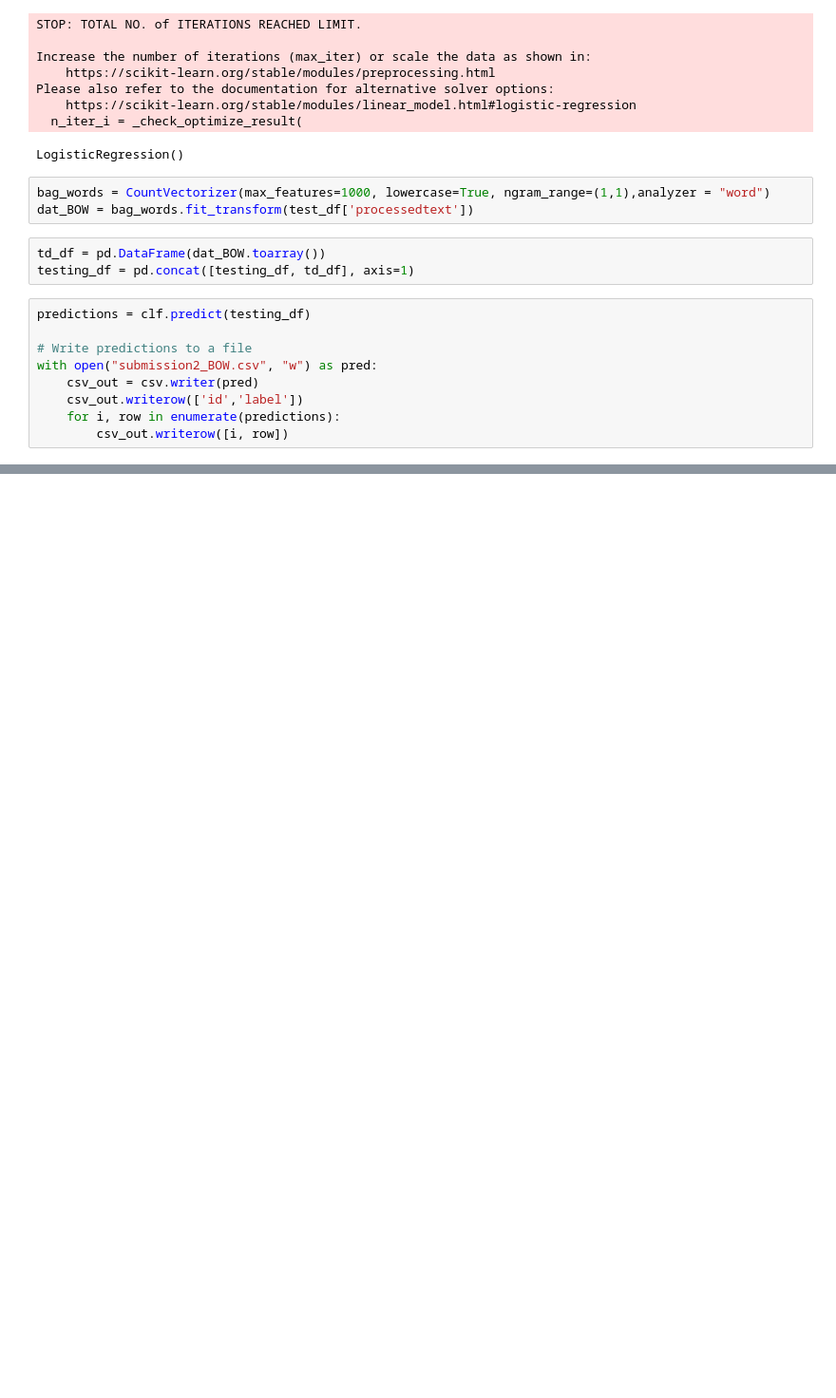
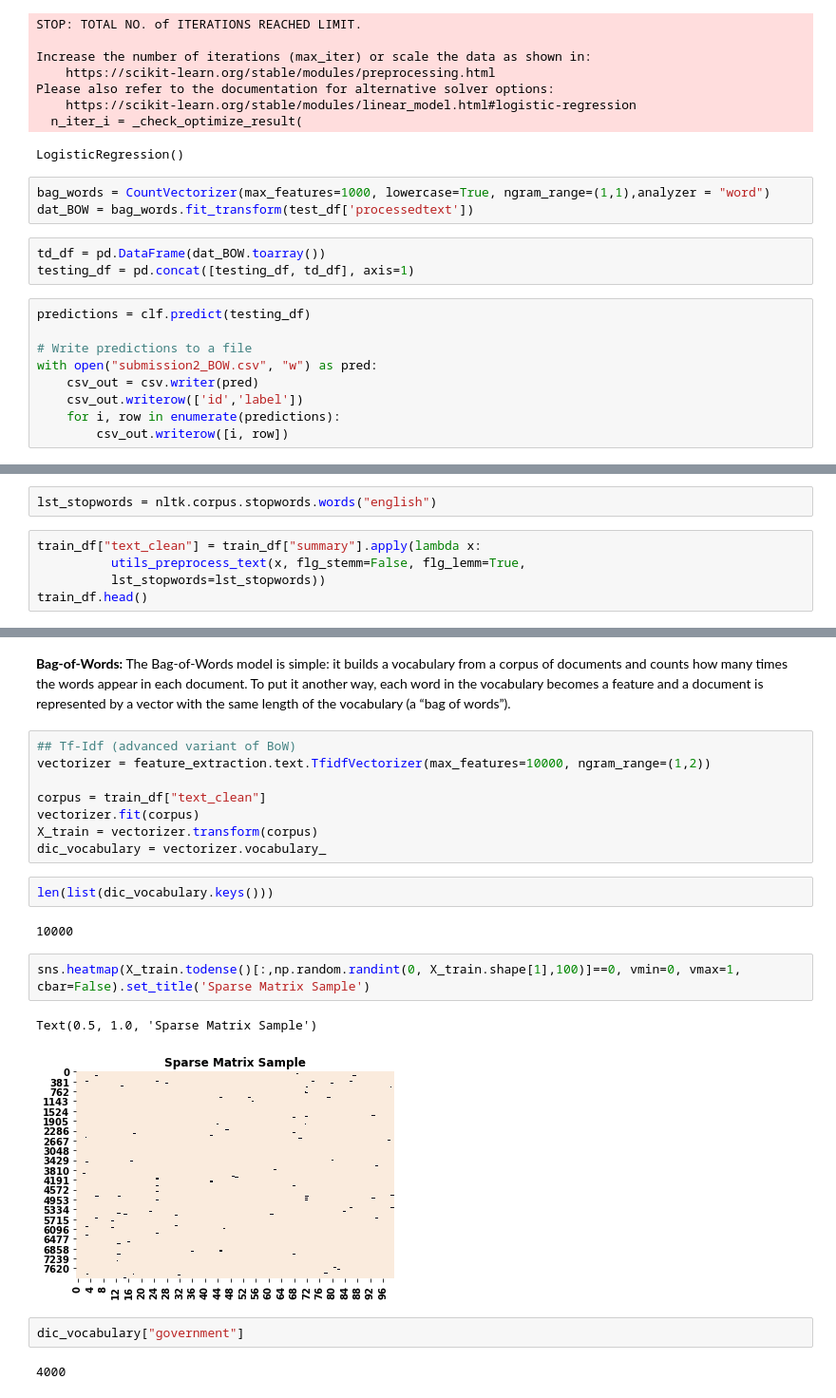
Before and after one commit to IemProg/SummarySourcePrediction, a Jupyter notebook: Demo.ipynb, the cells around one changed output, grey strips where cells are left out. Shown at 95% size. Drawn from its saved outputs; the diff is of its cells as text; blank space fills up the shorter version.

```diff
--- a/Demo.ipynb
+++ b/Demo.ipynb
@@ -271,0 +353,7 @@ with open("submission2_BOW.csv", "w") as pred:
+# %%
+lst_stopwords = nltk.corpus.stopwords.words("english")
+# %%
+train_df["text_clean"] = train_df["summary"].apply(lambda x:
+          utils_preprocess_text(x, flg_stemm=False, flg_lemm=True,
+          lst_stopwords=lst_stopwords))
+train_df.head()
@@ -271,0 +367,24 @@ with open("submission2_BOW.csv", "w") as pred:
+# %% [markdown]
+**Bag-of-Words:**
+The Bag-of-Words model is simple: it builds a vocabulary from a corpus of documents and counts how many times the words appear in each document. To put it another way, each word in the vocabulary becomes a feature and a document is represented by a vector with the same length of the vocabulary (a “bag of words”).
+# %%
+## Tf-Idf (advanced variant of BoW)
+vectorizer = feature_extraction.text.TfidfVectorizer(max_features=10000, ngram_range=(1,2))
+
+corpus = train_df["text_clean"]
+vectorizer.fit(corpus)
+X_train = vectorizer.transform(corpus)
+dic_vocabulary = vectorizer.vocabulary_
+# %%
+len(list(dic_vocabulary.keys()))
+# %% [output]
+10000
+# %%
+sns.heatmap(X_train.todense()[:,np.random.randint(0, X_train.shape[1],100)]==0, vmin=0, vmax=1, cbar=False).set_title('Sparse Matrix Sample')
+# %% [output]
+Text(0.5, 1.0, 'Sparse Matrix Sample')
+[figure, added]
+# %%
+dic_vocabulary["government"]
+# %% [output]
+4000
```
Also changed, not shown: parts of 61 cells of this notebook, 1 other file.
